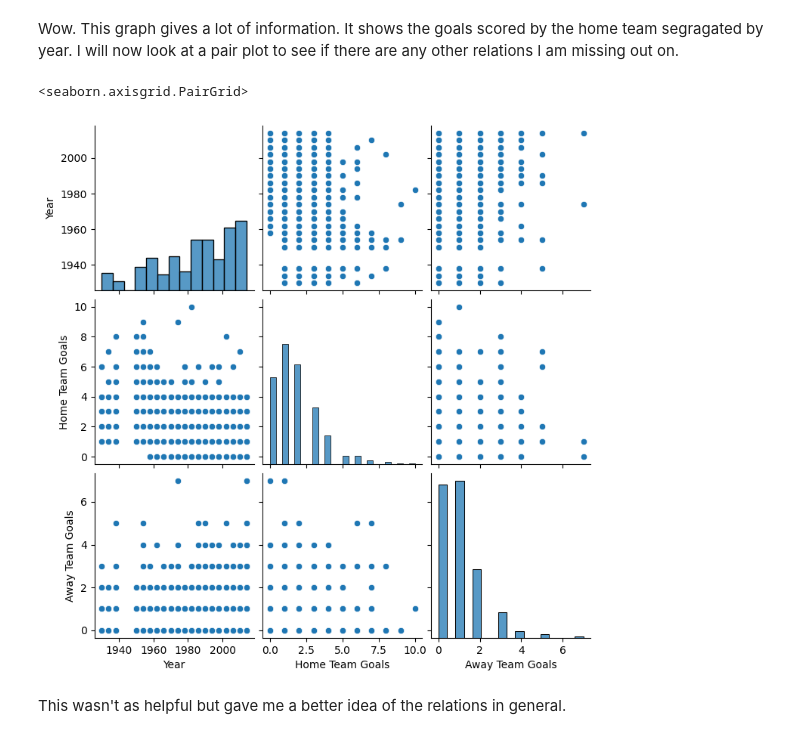
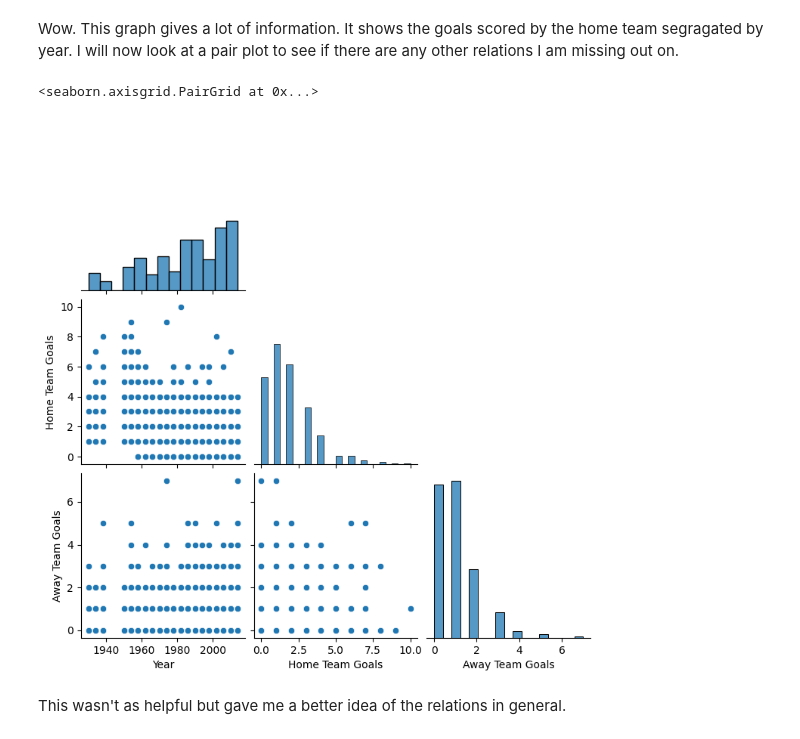
Before and after one commit to ubco-W2022T1-cosc301/project-group49, a Jupyter notebook: notebooks/analysis1.ipynb, the cells around one changed output. Cells and saved outputs as stored; diff of their text form; code cells hidden in the pictures.

Commit message:
add modification to pairplot

```diff
--- a/notebooks/analysis1.ipynb
+++ b/notebooks/analysis1.ipynb
@@ -194,10 +194,10 @@ clean_data.groupby(['Home Team Goals', 'Year']).size().unstack().plot(kind='bar'
 # %% [markdown]
 Wow. This graph gives a lot of information. It shows the goals scored by the home team segragated by year. I will now look at a pair plot to see if there are any other relations I am missing out on.
 # %%
-sns.pairplot(clean_data)
+sns.pairplot(clean_data, corner=True)
 # %% [output]
-<seaborn.axisgrid.PairGrid>
+<seaborn.axisgrid.PairGrid at 0x...>
-[figure, old version]
+[figure, new version]
 # %% [markdown]
 This wasn't as helpful but gave me a better idea of the relations in general.
 # %% [markdown]
```
